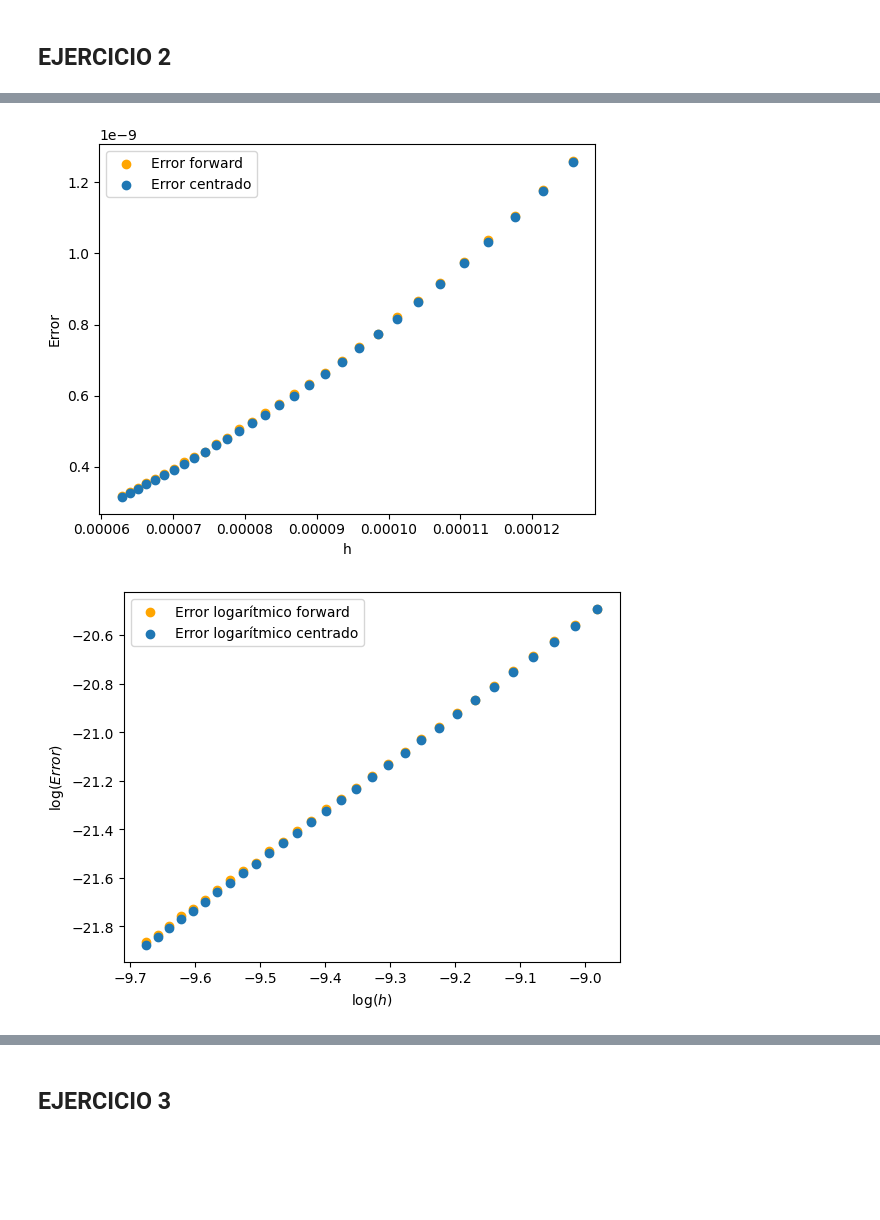
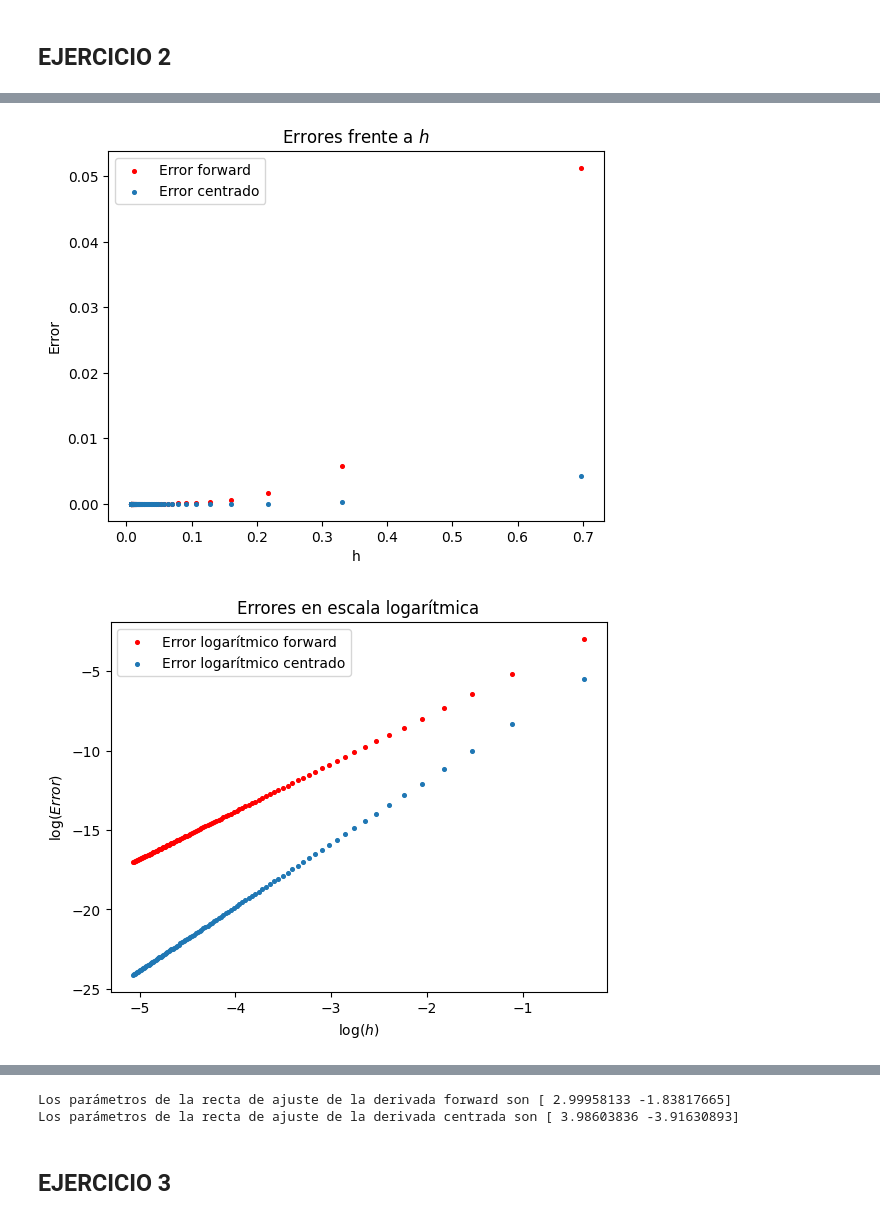
Before and after one commit to jon-manueco/PRACTICA_1_ANALISIS_NUMERICO_EDPS, a Jupyter notebook: Practica_1.ipynb, the cells around one changed output, grey strips where cells are left out. Cells and saved outputs as stored; diff of their text form; code cells hidden in the pictures; blank space fills up the shorter version.

```diff
--- a/Practica_1.ipynb
+++ b/Practica_1.ipynb
@@ -22,11 +22,13 @@ def derivada_forward(t,f):
     '''h ES EL SALTO DE UN VECTOR QUE SUPONEMOS EQUIESPACIADO '''
     h=t[1]-t[0]
     '''EXTENDEMOS NUESTRO VECTOR DE DERIVADAS, MIRAR .TEX PARA RAZONAMIENTO'''
-    t=concatenate((t,array([t[0],t[1],t[2]])))
-    f=concatenate((f,array([f[0],f[1],f[2]])))
+    f=concatenate((f,array([f[1],f[2],f[3]])))
+    t=concatenate((t,array([t[1],t[2],t[3]])))
+
     '''OBTENEMOS EL VECTOR DERIVADA MOVIENDONOS CON UN FOR'''
     for i in range (0,len(t)-3):
         derivada.append((-11/6*f[i]+3*f[i+1]-1.5*f[i+2]+1/3*f[i+3])/h)
+
     '''EXTRAEMOS EL VECTOR DERIVADA'''
     return derivada
 def main():
@@ -43,6 +45,7 @@ def main():
     plt.legend()
     plt.xlabel('t')
     plt.ylabel('$-\sin(t)$')
+    plt.title('Derivada forward')
     plt.show()
 if __name__ == '__main__':
 	main()
@@ -53,8 +56,8 @@ def derivada_centrada(t,f):
     derivada=[]
     h=t[1]-t[0]
     '''EXTENDEMOS NUESTROS VECTORES POR DELANTE Y DETRAS PARA PODER DERIVAR'''
-    t=concatenate((t[len(t)-2:],t,array([t[0],t[1]])))
-    f=concatenate((f[len(f)-2:],f,array([f[0],f[1]])))
+    f=concatenate((array([f[-3],f[-2]]),f,array([f[1],f[2]])))
+    t=concatenate((array([t[-3],t[-2]]),t,array([t[1],t[2]])))
     for i in range (2,len(t)-2):
         derivada.append((1/12*f[i-2]-2/3*f[i-1]+2/3*f[i+1]-1/12*f[i+2])/h)
     return derivada
@@ -68,6 +71,7 @@ def main():
     plt.legend()
     plt.xlabel('t')
     plt.ylabel('$-\sin(t)$')
+    plt.title('Derivada centrada')
     plt.show()
 if __name__ == '__main__':
 	main()
@@ -83,39 +87,63 @@ def calculo_errores(n_h):
     '''UTILIZAMOS UN VECTOR FOR PARA MOVERNOS EN EL VECTOR QUE MODIFICA h'''
     for i in range (0,len(n_h)):
         '''EN CADA ITERACION AUMENTA EL NUMERO DE TIEMPOS, Y DISMINUYE h'''
-        t=linspace(0,2*pi,10*int(n_h[i]))
+        t=linspace(0,2*pi,int(n_h[i]))
         '''METEMOS h EN LA LISTA EN CADA ITERACION'''
         h.append(t[1]-t[0])
         '''EJECUTAMOS LOS PROGRAMAS DE DERIVADAS'''
         f=evaluar_coseno(t)
         derivada_f=derivada_forward(t,f)
         derivada_c=derivada_centrada(t,f)
         derivada_v=evaluar__menos_seno(t)
         '''CALCULAMOS LOS ERRORES COMO LA MEDIA DEL ERROR ABSOLUTO, EN CADA h'''
         error_f.append(mean(abs(derivada_f-derivada_v)))
         error_c.append(mean(abs(derivada_c-derivada_v)))
     '''PINTAMOS LOS ERRORES FRENTE A h'''
-    plt.scatter(h,error_f,label='Error forward',color='orange')
-    plt.scatter(h,error_c,label='Error centrado')
+    plt.scatter(h,error_f,label='Error forward',color='red',s=7)
+    plt.scatter(h,error_c,label='Error centrado',s=7)
     plt.legend()
     plt.xlabel('h')
     plt.ylabel('Error')
+    plt.title('Errores frente a $h$')
     plt.show()
     '''PINTAMOS LOS ERRORES FRENTE A h, AMBOS EN ESCALA LOGARITMICA'''
-    plt.scatter(log(h),log(error_f),label='Error logarítmico forward',color='orange')
-    plt.scatter(log(h),log(error_c),label='Error logarítmico centrado')
+    plt.scatter(log(h),log(error_f),label='Error logarítmico forward',color='red',s=7)
+    plt.scatter(log(h),log(error_c),label='Error logarítmico centrado',s=7)
     plt.legend()
     plt.xlabel('$\log(h)$')
     plt.ylabel('$\log(Error)$')
+    plt.title('Errores en escala logarítmica')
     plt.show()
+    '''REALIZAMOS UN AJUSTE LINEAL DEL LOGARITMO TOMADO'''
+    p_f=polyfit(log(h),log(error_f),1)
+    p_c=polyfit(log(h),log(error_c),1)
+    ''' LO REPRESENTAMOS FRENTE A LOS DATOS'''
+    plt.scatter(log(h),log(error_f),color='red',s=5,label='Datos')
+    plt.plot(log(h), log(h)*p_f[0]+p_f[1],label='Ajuste')
+    plt.legend()
+    plt.title('Ajuste error derivada forward')
+    plt.xlabel('$\log(h)$')
+    plt.ylabel('$\log(Error)$')
+    plt.show()
+    '''LO HACEMOS TAMBIEN CON LA DERIVADA CENTRADA '''
+    plt.scatter(log(h),log(error_c),color='red',s=5,label='Datos')
+    plt.plot(log(h), log(h)*p_c[0]+p_c[1],label='Ajuste')
+    plt.legend()
+    plt.title('Ajuste error derivada centrada')
+    plt.xlabel('$\log(h)$')
+    plt.ylabel('$\log(Error)$')
+    plt.show()
+    return p_f,p_c
 
 def main():
     '''CREAMOS EL VECTOR QUE NOS VA A DETERMINAR EL NUMERO DE ELEMENTOS DEL VECTOR TIEMPO,
     Y h COMO CONSECUENCIA'''
-    n_h=linspace(5000,10000,30)
-    calculo_errores(n_h)
+    n_h=linspace(10,1000,100)
+    p_f,p_c=calculo_errores(n_h)
+    print('Los parámetros de la recta de ajuste de la derivada forward son '+str(p_f))
+    print('Los parámetros de la recta de ajuste de la derivada centrada son '+str(p_c))
 if __name__ == '__main__':
 	main()
 # %% [output]
-[figure, old version]
+[figure, new version]
-[figure, old version]
+[figure, new version]
@@ -122,3 +152,5 @@ if __name__ == '__main__':
+Los parámetros de la recta de ajuste de la derivada forward son [ 2.99958133 -1.83817665]
+Los parámetros de la recta de ajuste de la derivada centrada son [ 3.98603836 -3.91630893]
 # %% [markdown]
 ## EJERCICIO 3
 # %%
```
Also changed, not shown: parts of 8 cells of this notebook, 1 other file.
